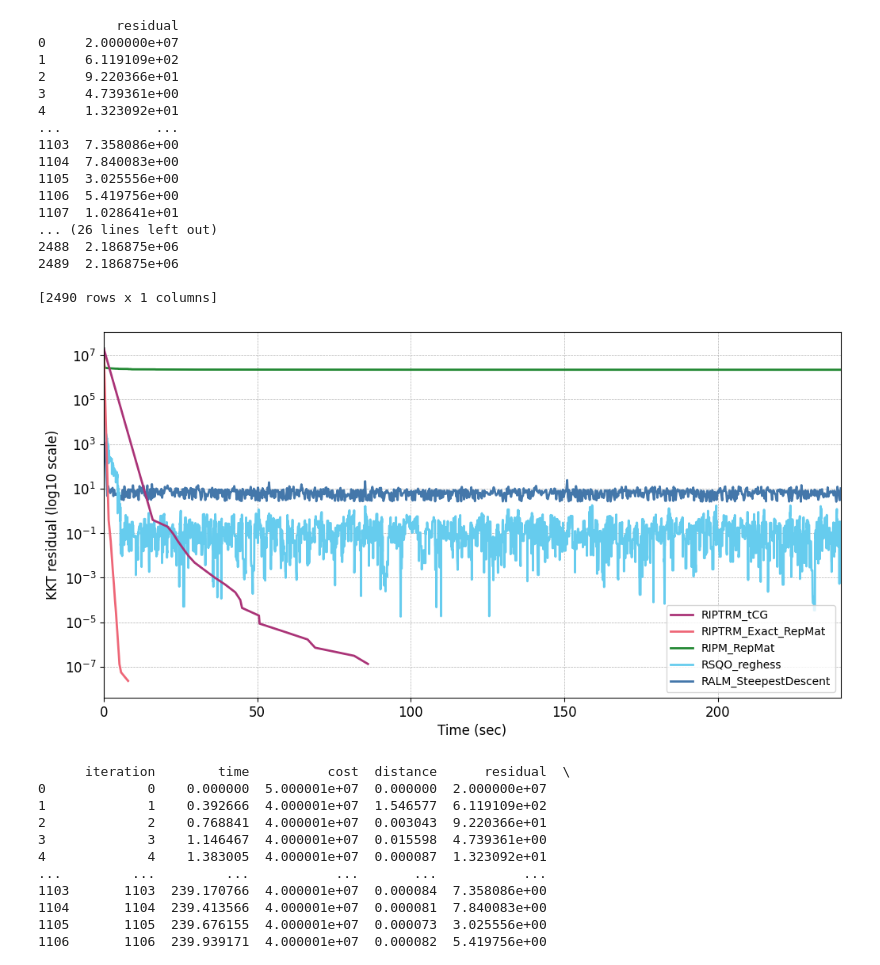
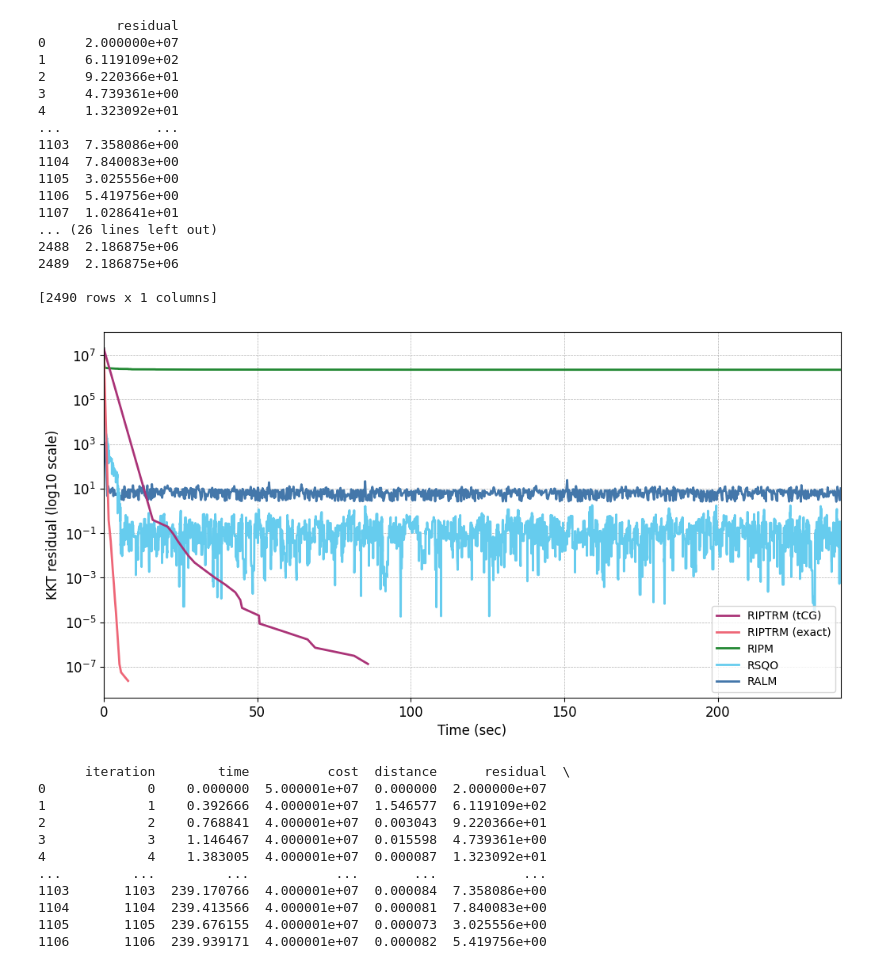
Before and after one commit to shirokumakur0/Riemannian-interior-point-trust-region-method, a Jupyter notebook: src/Rosenbrock/colab_analyzer.ipynb, the cells around one changed output. Drawn from its saved outputs; the diff is of its cells as text; code cells hidden in the pictures.

```diff
--- a/src/Rosenbrock/colab_analyzer.ipynb
+++ b/src/Rosenbrock/colab_analyzer.ipynb
@@ -116,7 +116,8 @@ for i, solver in enumerate(solver_name):
     xloaded = xloaded.to_frame()
     xloaded.columns = [solver]
     color = set_color(solver)
-    plt.plot(xloaded, yloaded, label=solver, color=color, linestyle="-", linewidth=2)
+    display_name = set_display_name(solver)
+    plt.plot(xloaded, yloaded, label=display_name, color=color, linestyle="-", linewidth=2)
 
 
 # # set x, y, display names
@@ -150,34 +151,34 @@ if is_y_logscale:
     plt.yscale("log")
 
 # plt.gca().set_ylim(top=10)
 plt.gca().set_xlim(left=0, right=240)
 
 # Save the plot
 output_folder = f'{root_path}/result/{problem_name}/{problem_instance}/{problem_initialpoint}'
 os.makedirs(f"{root_path}/result/{problem_name}", exist_ok=True)
 os.makedirs(f"{root_path}/result/{problem_name}/{problem_instance}", exist_ok=True)
 os.makedirs(output_folder, exist_ok=True)  # create {problem_name} folder under 'result' folder
 # plt.savefig(f"{output_folder}/{xaxis_col_name}_{yaxis_col_name}.pdf", bbox_inches="tight")
 plt.savefig(f"{output_folder}/{xaxis_col_name}_{yaxis_col_name}_outer.pdf", bbox_inches="tight")
 # %% [output]
           residual
 0     2.000000e+07
 1     6.119109e+02
 2     9.220366e+01
 3     4.739361e+00
 4     1.323092e+01
 ...            ...
 1103  7.358086e+00
 1104  7.840083e+00
 1105  3.025556e+00
 1106  5.419756e+00
 1107  1.028641e+01
 ... (26 lines left out)
 2488  2.186875e+06
 2489  2.186875e+06
 
 [2490 rows x 1 columns]
-[figure, old version]
+[figure, new version]
 # %%
 # Graph plot
 
```
Also changed, not shown: parts of 1 cell of this notebook, 22 other files.
